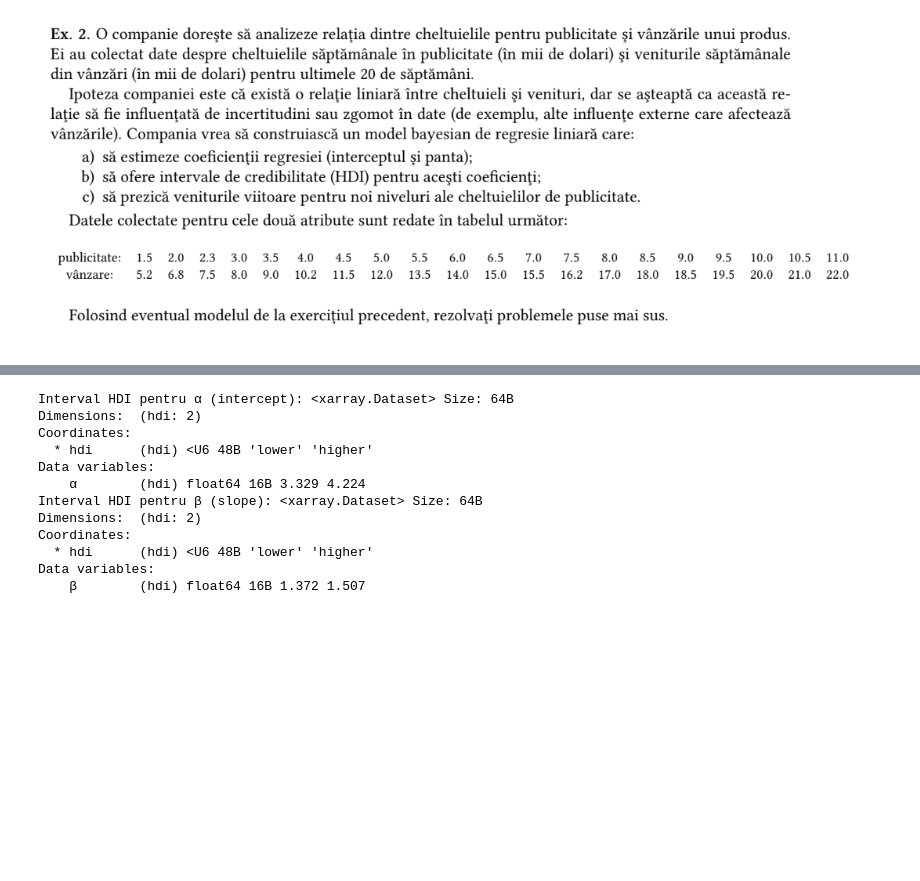
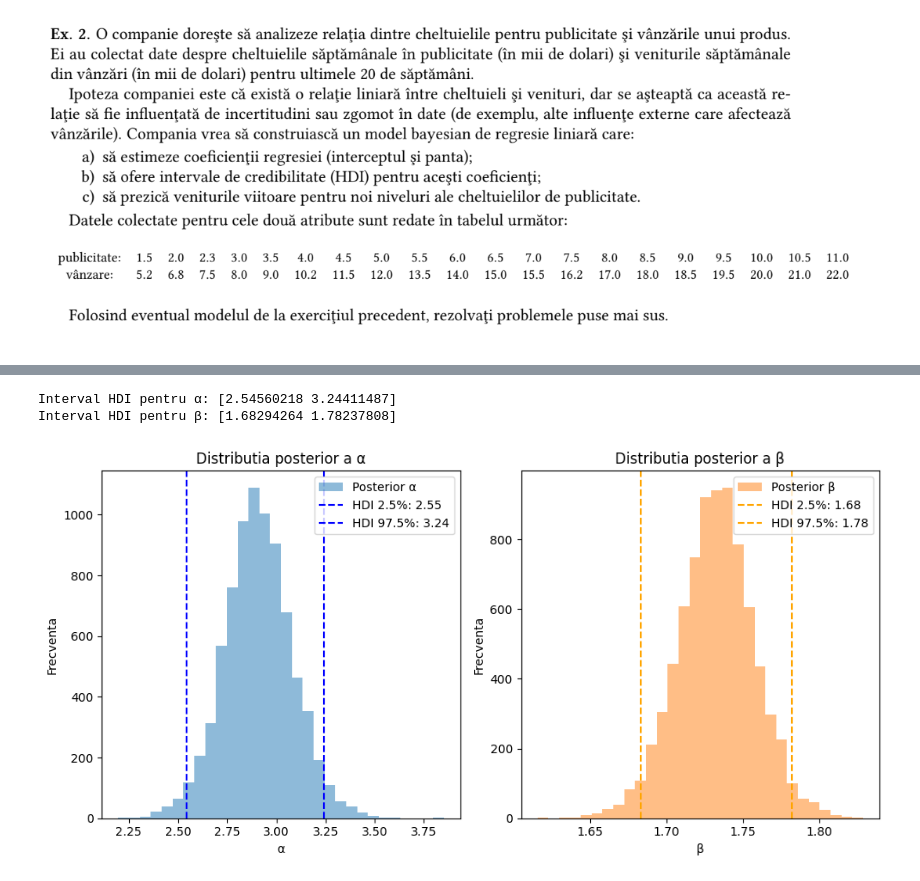
Before and after one commit to teodorachiriac73/PMP-2024, a Jupyter notebook: Lab09 (10)/Tema pentru lab9/tema.ipynb, the cells around one changed output, grey strips where cells are left out. Saved outputs shown, nothing was run; the diff lists cells and outputs as text; code cells hidden in the pictures; blank space fills up the shorter version.

```diff
--- a/Lab09 (10)/Tema pentru lab9/tema.ipynb
+++ b/Lab09 (10)/Tema pentru lab9/tema.ipynb
@@ -273,21 +293,42 @@ Data variables:
 [figure]
-# %%
-#b - intervale de incredere
-print("Interval HDI pentru α (intercept):", hdi_alpha)
-print("Interval HDI pentru β (slope):", hdi_beta)
-# %% [output]
-Interval HDI pentru α (intercept): <xarray.Dataset> Size: 64B
-Dimensions:  (hdi: 2)
-Coordinates:
-  * hdi      (hdi) <U6 48B 'lower' 'higher'
-Data variables:
-    α        (hdi) float64 16B 3.329 4.224
-Interval HDI pentru β (slope): <xarray.Dataset> Size: 64B
-Dimensions:  (hdi: 2)
-Coordinates:
-  * hdi      (hdi) <U6 48B 'lower' 'higher'
-Data variables:
-    β        (hdi) float64 16B 1.372 1.507
+# %%
+#b - intervale de incredere
+print("Interval HDI pentru α:", hdi_alpha)
+print("Interval HDI pentru β:", hdi_beta)
+
+
+hdi_alpha = az.hdi(trace, var_names=['α'], hdi_prob=0.95)['α'].values
+hdi_beta = az.hdi(trace, var_names=['β'], hdi_prob=0.95)['β'].values
+
+alpha_samples = trace.posterior['α'].values.flatten()
+beta_samples = trace.posterior['β'].values.flatten()
+
+plt.figure(figsize=(10, 5))
+
+plt.subplot(1, 2, 1)
+plt.hist(alpha_samples, bins=30, color='C0', alpha=0.5, label='Posterior α')
+plt.axvline(hdi_alpha[0], color='blue', linestyle='--', label=f"HDI 2.5%: {hdi_alpha[0]:.2f}")
+plt.axvline(hdi_alpha[1], color='blue', linestyle='--', label=f"HDI 97.5%: {hdi_alpha[1]:.2f}")
+plt.title("Distributia posterior a α")
+plt.xlabel('α')
+plt.ylabel('Frecventa')
+plt.legend()
+
+plt.subplot(1, 2, 2)
+plt.hist(beta_samples, bins=30, color='C1', alpha=0.5, label='Posterior β')
+plt.axvline(hdi_beta[0], color='orange', linestyle='--', label=f"HDI 2.5%: {hdi_beta[0]:.2f}")
+plt.axvline(hdi_beta[1], color='orange', linestyle='--', label=f"HDI 97.5%: {hdi_beta[1]:.2f}")
+plt.title("Distributia posterior a β")
+plt.xlabel('β')
+plt.ylabel('Frecventa')
+plt.legend()
+
+plt.tight_layout()
+plt.show()
+# %% [output]
+Interval HDI pentru α: [2.54560218 3.24411487]
+Interval HDI pentru β: [1.68294264 1.78237808]
+[figure, added]
 # %%
 #c - predictii pentru noi valori ale publicitatii
 
```
Also changed, not shown: parts of 7 cells of this notebook, 3 other files.
